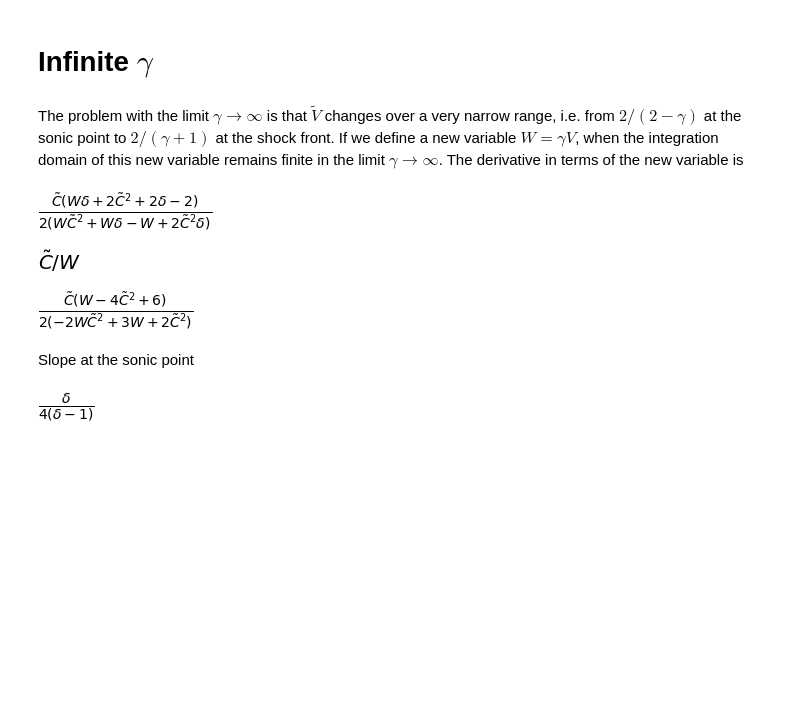
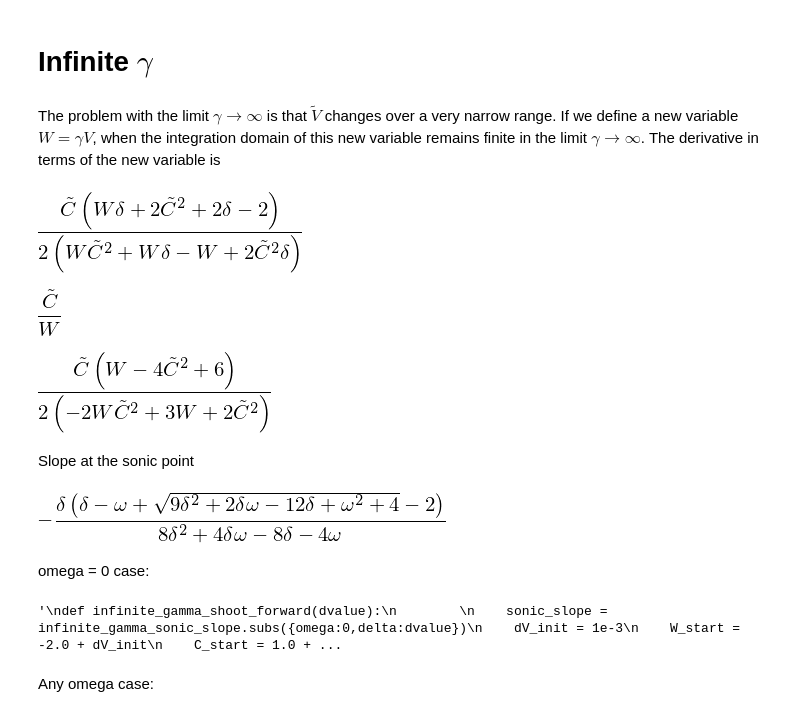
Before and after one commit to aremorov/stellar_atm_shocks, a Jupyter notebook: s_analysis.ipynb, the cells around one changed output. Saved outputs shown, nothing was run; the diff lists cells and outputs as text; code cells hidden in the pictures; blank space fills up the shorter version.

Commit message:
Add files via upload
Includes gamma->infinity case and partially done omega->infinity case, but there are some issues

```diff
--- a/s_analysis.ipynb
+++ b/s_analysis.ipynb
@@ -73,0 +239,10 @@ dimensionless_equation
+# %%
+temp = [equation1, equation2, equation3]
+d = sympy.Symbol('d')
+v = sympy.Symbol('v')
+c = sympy.Symbol('c')
+
+temp = [itm.subs(D(chi).diff(chi), d).subs(V(chi).diff(chi), v).subs(C(chi).diff(chi), c) for itm in temp]
+temp
+print(sympy.latex(sympy.linear_eq_to_matrix(temp, [d, v, c])))
+display(sympy.linear_eq_to_matrix(temp, [d, v, c]))
@@ -279,27 +587,27 @@ pylab.tight_layout()
 # %% [markdown]
 # Infinite $\gamma$
 # %% [markdown]
-The problem with the limit $\gamma \rightarrow \infty$ is that $\tilde{V}$ changes over a very narrow range, i.e. from $2/\left(2-\gamma\right)$ at the sonic point to $2/\left(\gamma+1\right)$ at the shock front. If we define a new variable $W = \gamma V$, when the integration domain of this new variable remains finite in the limit $\gamma \rightarrow \infty$. The derivative in terms of the new variable is
+The problem with the limit $\gamma \rightarrow \infty$ is that $\tilde{V}$ changes over a very narrow range. If we define a new variable $W = \gamma V$, when the integration domain of this new variable remains finite in the limit $\gamma \rightarrow \infty$. The derivative in terms of the new variable is
 # %%
 W = sympy.Symbol('W', positive=True)
 temp = dCdV
 temp = temp.subs(V_tilde,W/gamma)
 temp = sympy.series(temp,gamma,sympy.oo,0)
 temp = temp.removeO()
 temp = temp/gamma
 temp = temp.simplify()
 dCdW = temp
-dCdW
+dCdW.subs(omega, 0)
 # %% [output]
-[figure, old version]
+[figure, new version]
 # %%
-dCdW.subs(delta,0).simplify()
+dCdW.subs(delta,0).subs(omega, 0).simplify()
 # %% [output]
-[figure, old version]
+[figure, new version]
 # %%
-dCdW.subs(delta,sympy.Rational(-1,2)).simplify()
+dCdW.subs(delta,sympy.Rational(-1,2)).subs(omega, 0).simplify()
 # %% [output]
-[figure, old version]
+[figure, new version]
 # %% [markdown]
 Slope at the sonic point
 # %%
@@ -315,9 +623,35 @@ temp = temp/gamma
 temp = temp.series(gamma,sympy.oo,1)
 temp = temp.removeO()
 temp = temp.simplify()
-temp = sympy.solve(temp-beta,beta)[0]
+temp = sympy.solve(temp-beta,beta)[1]
 infinite_gamma_sonic_slope = temp
 infinite_gamma_sonic_slope
 # %% [output]
-[figure, old version]
+[figure, new version]
+# %% [markdown]
+omega = 0 case:
+# %%
+"""
+def infinite_gamma_shoot_forward(dvalue):
+
+    sonic_slope = infinite_gamma_sonic_slope.subs({omega:0,delta:dvalue})
+    dV_init = 1e-3
+    W_start = -2.0 + dV_init
+    C_start = 1.0 + dV_init * float(sonic_slope)
+    w_list = numpy.linspace(W_start, 2, 100000)
+    c_list = C_start*numpy.ones_like(w_list)
+
+    deriv = dCdW.subs({omega:0,delta:dvalue})
+    wrapper = sympy.lambdify([W,C_tilde], deriv)
+
+    for n in range(1,len(w_list)):
+        delta_w = w_list[n] - w_list[n-1]
+        c_list[n] = c_list[n-1] + delta_w*wrapper(w_list[n-1], c_list[n-1])
+
+    return numpy.vstack((w_list, c_list))
+"""
+# %% [output]
+'\ndef infinite_gamma_shoot_forward(dvalue):\n        \n    sonic_slope = infinite_gamma_sonic_slope.subs({omega:0,delta:dvalue})\n    dV_init = 1e-3\n    W_start = -2.0 + dV_init\n    C_start = 1.0 + ...
+# %% [markdown]
+Any omega case:
 # %%
```
Also changed, not shown: parts of 37 cells of this notebook.
